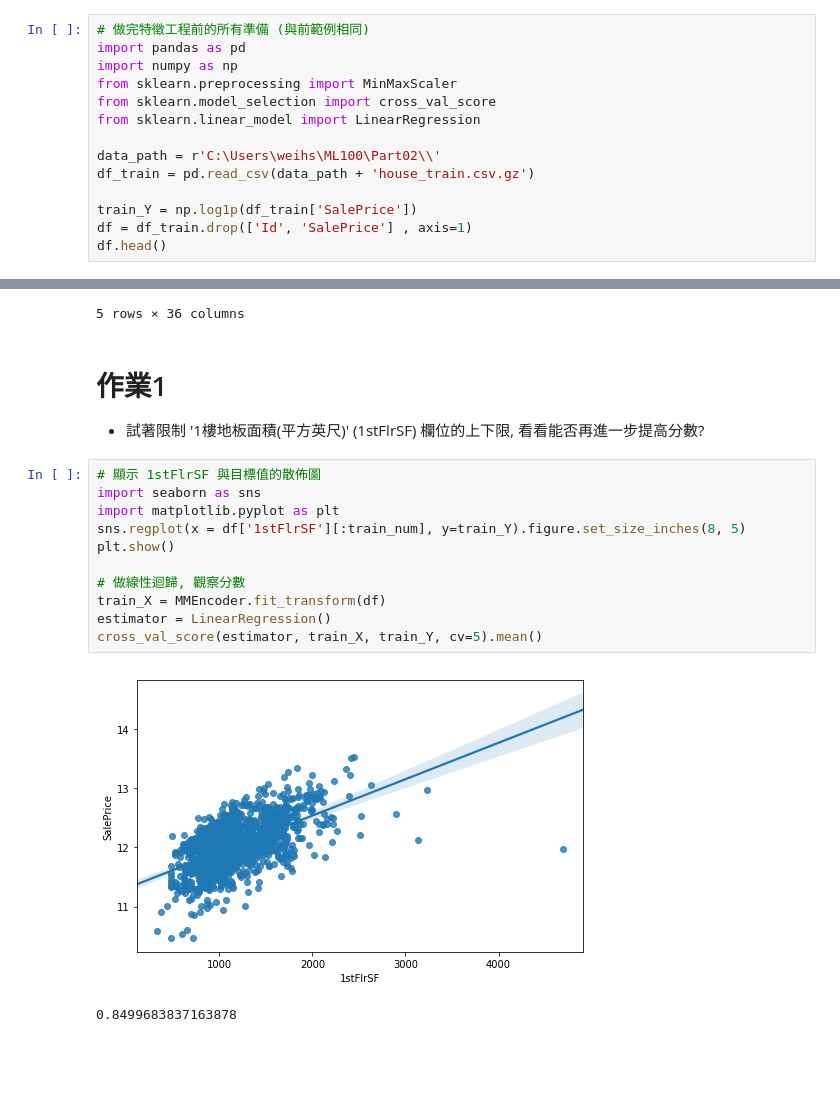
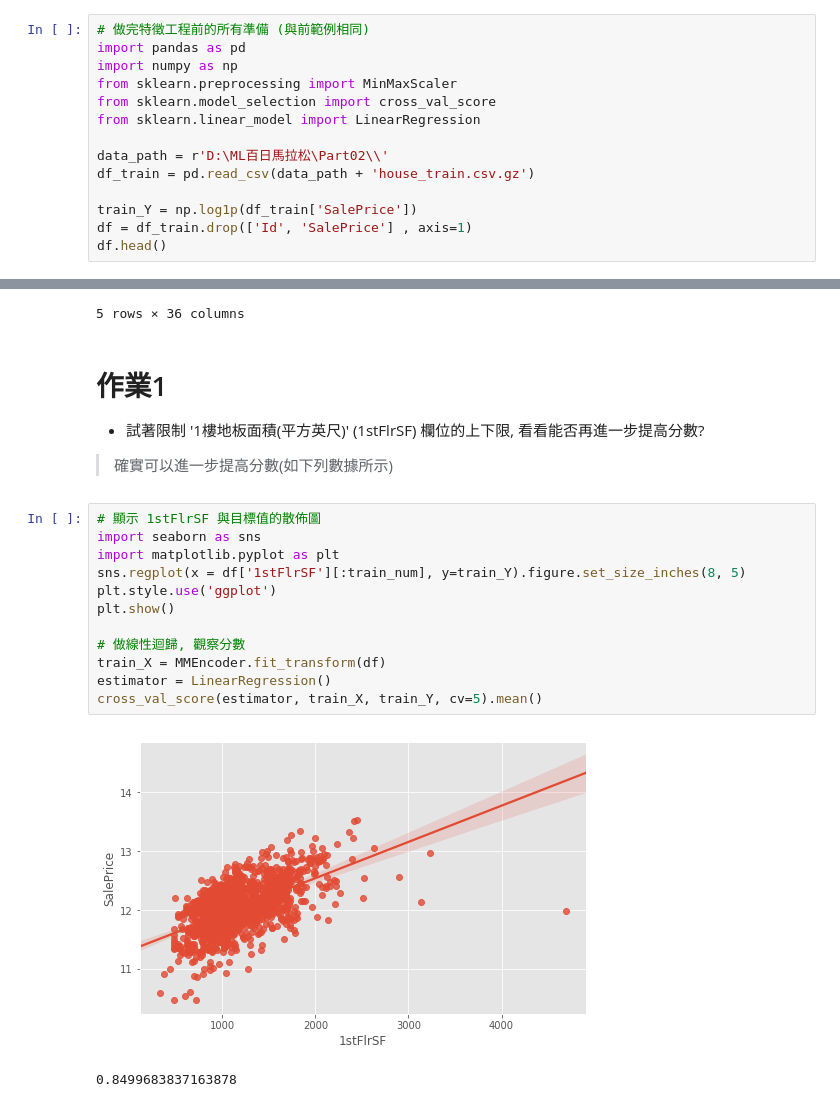
Before and after one commit to WEI-HSIN/2nd-ML100Days, a Jupyter notebook: homework/Day_020_HW.ipynb, the cells around one changed output, grey strips where cells are left out. Saved outputs shown, nothing was run; the diff lists cells and outputs as text; blank space fills up the shorter version.

```diff
--- a/homework/Day_020_HW.ipynb
+++ b/homework/Day_020_HW.ipynb
@@ -15,7 +15,7 @@ from sklearn.preprocessing import MinMaxScaler
 from sklearn.model_selection import cross_val_score
 from sklearn.linear_model import LinearRegression
 
-data_path = r'C:\Users\weihs\ML100\Part02\\'
+data_path = r'D:\ML百日馬拉松\Part02\\'
 df_train = pd.read_csv(data_path + 'house_train.csv.gz')
 
 train_Y = np.log1p(df_train['SalePrice'])
@@ -56,19 +56,21 @@ df.head()
 # %% [markdown]
 # 作業1
 * 試著限制 '1樓地板面積(平方英尺)' (1stFlrSF) 欄位的上下限, 看看能否再進一步提高分數?
+> 確實可以進一步提高分數(如下列數據所示)
 # %%
 # 顯示 1stFlrSF 與目標值的散佈圖
 import seaborn as sns
 import matplotlib.pyplot as plt
 sns.regplot(x = df['1stFlrSF'][:train_num], y=train_Y).figure.set_size_inches(8, 5)
+plt.style.use('ggplot')
 plt.show()
 
 # 做線性迴歸, 觀察分數
 train_X = MMEncoder.fit_transform(df)
 estimator = LinearRegression()
 cross_val_score(estimator, train_X, train_Y, cv=5).mean()
 # %% [output]
-[figure, old version]
+[figure, new version]
 0.8499683837163878
 # %%
 # 將 1stFlrSF 限制在你覺得適合的範圍內, 調整離群值
```
Also changed, not shown: parts of 4 cells of this notebook.
